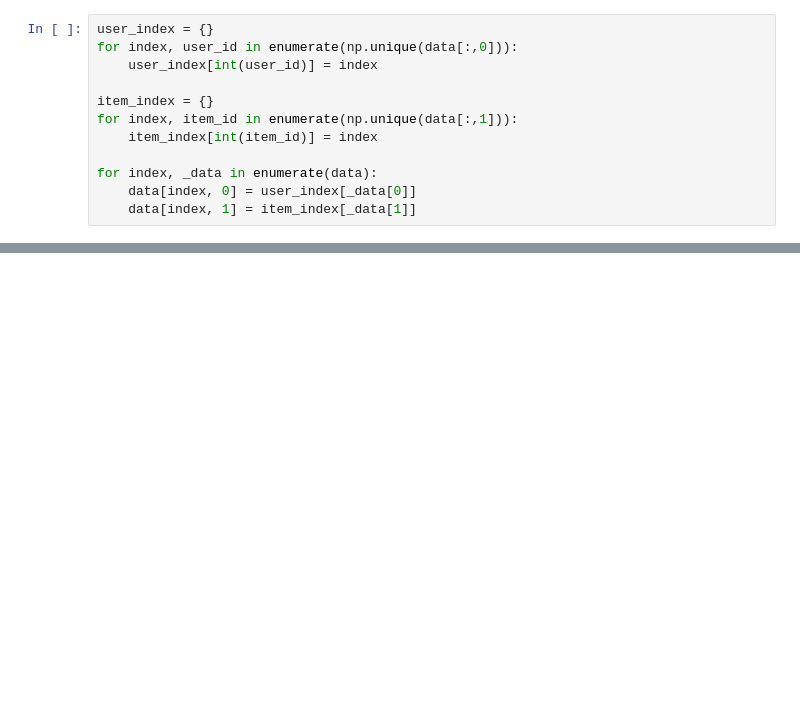
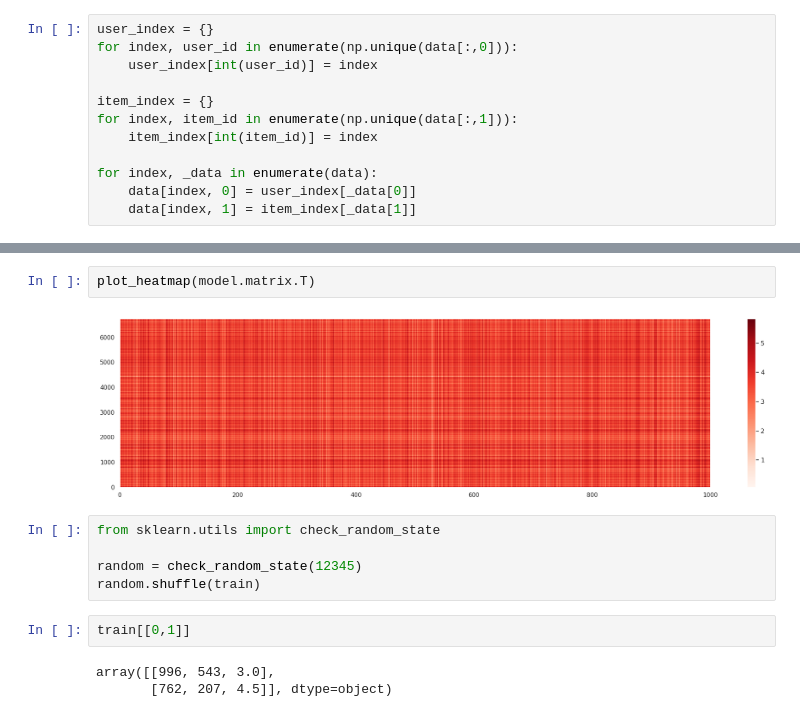
Before and after one commit to tatsuki1107/recsys-training, a Jupyter notebook: notebook/MF.ipynb, the cells around one changed output, grey strips where cells are left out. Cells and saved outputs as stored; diff of their text form; blank space fills up the shorter version.

```diff
--- a/notebook/MF.ipynb
+++ b/notebook/MF.ipynb
@@ -74,0 +89,14 @@ plot_heatmap(matrix)
+# %%
+plot_heatmap(model.matrix.T)
+# %% [output]
+[figure, added]
+# %%
+from sklearn.utils import check_random_state
+
+random = check_random_state(12345)
+random.shuffle(train)
+# %%
+train[[0,1]]
+# %% [output]
+array([[996, 543, 3.0],
+       [762, 207, 4.5]], dtype=object)
```
Also changed, not shown: parts of 13 cells of this notebook, 7 other files.
